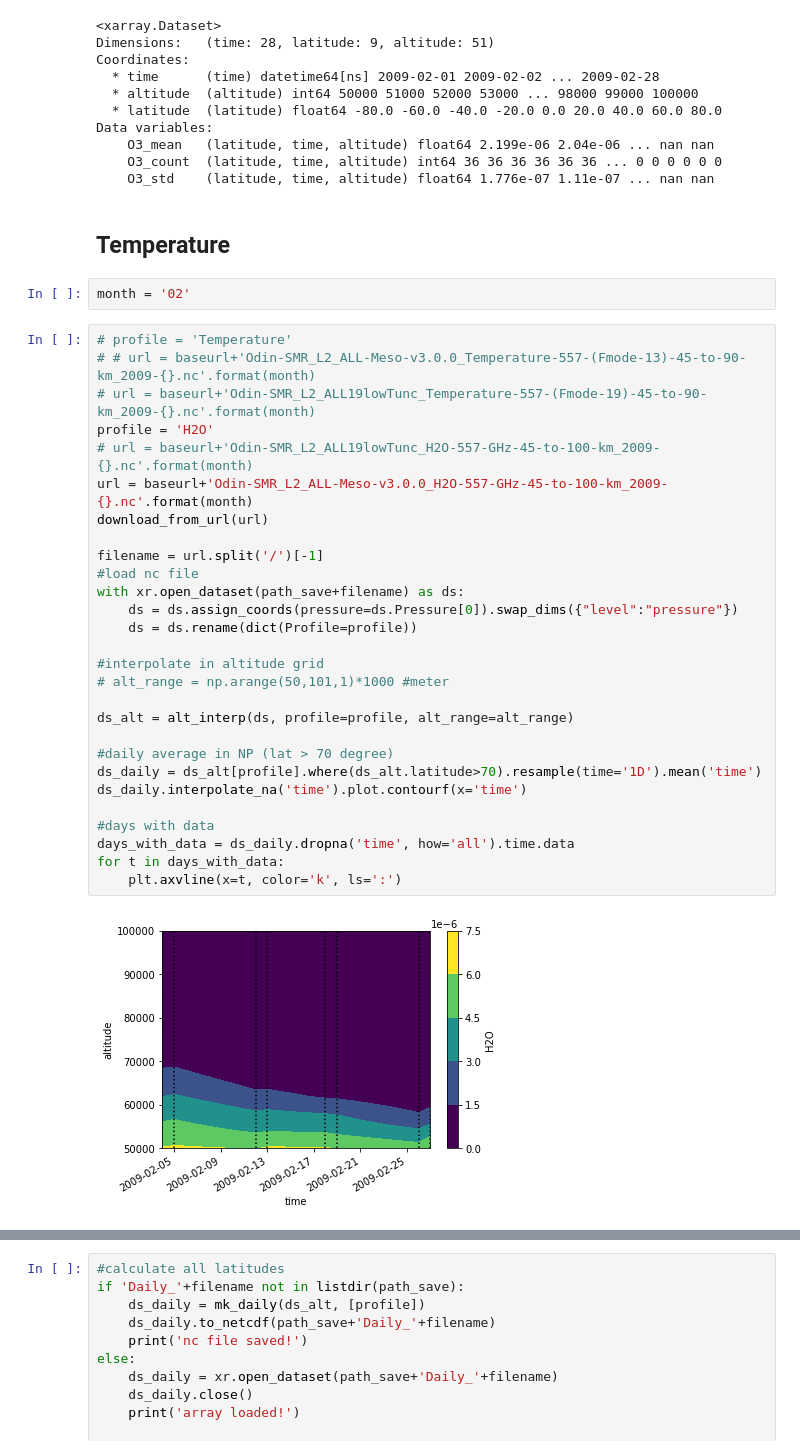
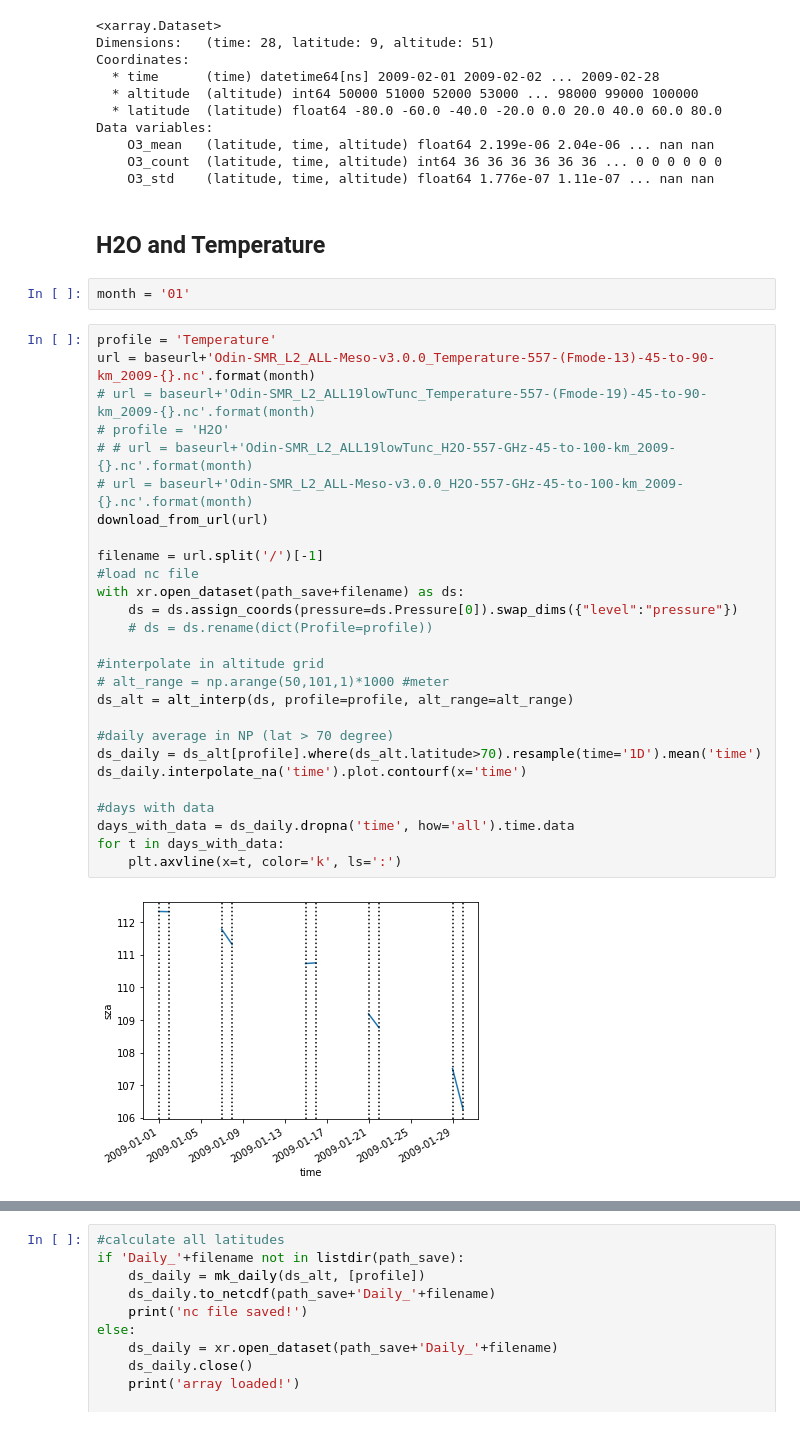
Before and after one commit to Anqi-Li/SSW, a Jupyter notebook: SMR_profiles.ipynb, the cells around one changed output, grey strips where cells are left out. Saved outputs shown, nothing was run; the diff lists cells and outputs as text.

Commit message:
tried some plotting

```diff
--- a/SMR_profiles.ipynb
+++ b/SMR_profiles.ipynb
@@ -169,36 +170,35 @@ Data variables:
     O3_count  (latitude, time, altitude) int64 36 36 36 36 36 36 ... 0 0 0 0 0 0
     O3_std    (latitude, time, altitude) float64 1.776e-07 1.11e-07 ... nan nan
 # %% [markdown]
-## Temperature
+## H2O and Temperature
 # %%
-month = '02'
+month = '01'
 # %%
-# profile = 'Temperature'
-# # url = baseurl+'Odin-SMR_L2_ALL-Meso-v3.0.0_Temperature-557-(Fmode-13)-45-to-90-km_2009-{}.nc'.format(month)
+profile = 'Temperature'
+url = baseurl+'Odin-SMR_L2_ALL-Meso-v3.0.0_Temperature-557-(Fmode-13)-45-to-90-km_2009-{}.nc'.format(month)
 # url = baseurl+'Odin-SMR_L2_ALL19lowTunc_Temperature-557-(Fmode-19)-45-to-90-km_2009-{}.nc'.format(month)
-profile = 'H2O'
-# url = baseurl+'Odin-SMR_L2_ALL19lowTunc_H2O-557-GHz-45-to-100-km_2009-{}.nc'.format(month)
-url = baseurl+'Odin-SMR_L2_ALL-Meso-v3.0.0_H2O-557-GHz-45-to-100-km_2009-{}.nc'.format(month)
+# profile = 'H2O'
+# # url = baseurl+'Odin-SMR_L2_ALL19lowTunc_H2O-557-GHz-45-to-100-km_2009-{}.nc'.format(month)
+# url = baseurl+'Odin-SMR_L2_ALL-Meso-v3.0.0_H2O-557-GHz-45-to-100-km_2009-{}.nc'.format(month)
 download_from_url(url)
 
 filename = url.split('/')[-1]
 #load nc file
 with xr.open_dataset(path_save+filename) as ds:
     ds = ds.assign_coords(pressure=ds.Pressure[0]).swap_dims({"level":"pressure"})
-    ds = ds.rename(dict(Profile=profile))
+    # ds = ds.rename(dict(Profile=profile))
 
 #interpolate in altitude grid
 # alt_range = np.arange(50,101,1)*1000 #meter
-
 ds_alt = alt_interp(ds, profile=profile, alt_range=alt_range)
 
 #daily average in NP (lat > 70 degree)
 ds_daily = ds_alt[profile].where(ds_alt.latitude>70).resample(time='1D').mean('time')
 ds_daily.interpolate_na('time').plot.contourf(x='time')
 
 #days with data
 days_with_data = ds_daily.dropna('time', how='all').time.data
 for t in days_with_data:
     plt.axvline(x=t, color='k', ls=':')
 # %% [output]
-[figure, old version]
+[figure, new version]
```
Also changed, not shown: parts of 7 cells of this notebook, 1 other file.
